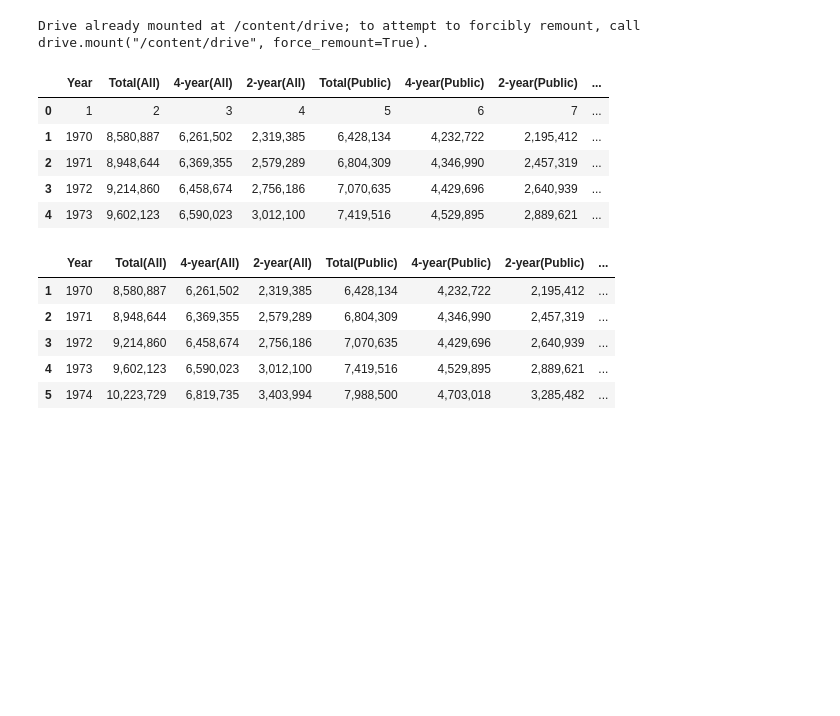
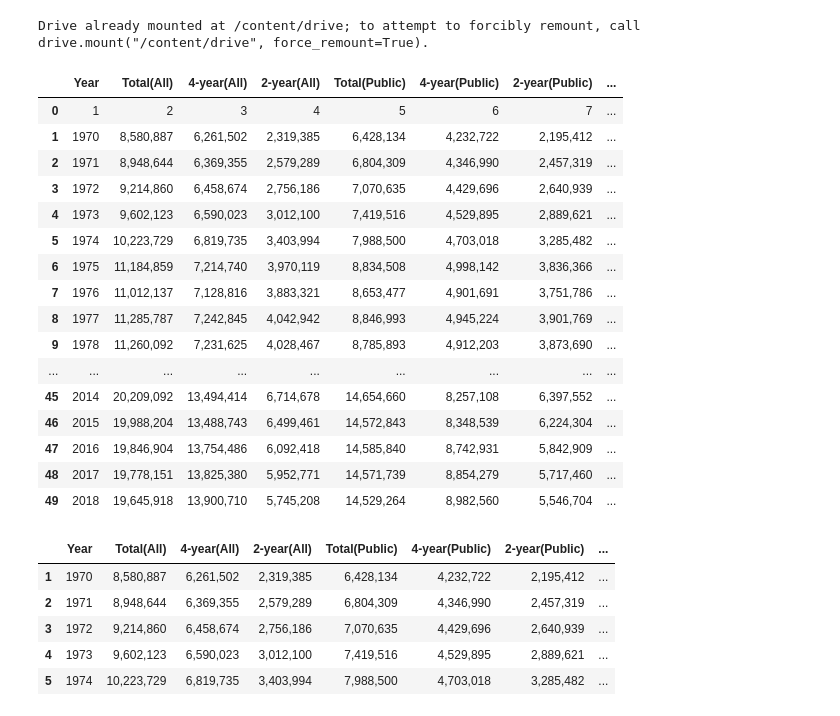
Before and after one commit to Vineet2107/HSO201_CourseProject, a Jupyter notebook: HSO_Arush.ipynb, the cells around one changed output. Saved outputs shown, nothing was run; the diff lists cells and outputs as text; code cells hidden in the pictures; blank space fills up the shorter version.

```diff
--- a/HSO_Arush.ipynb
+++ b/HSO_Arush.ipynb
@@ -9,14 +9,25 @@ drive.mount('/content/drive')
 # %% [output]
 Drive already mounted at /content/drive; to attempt to forcibly remount, call drive.mount("/content/drive", force_remount=True).
 # %%
-df.head()
+df
 # %% [output]
 |  | Year | Total(All) | 4-year(All) | 2-year(All) | Total(Public) | 4-year(Public) | 2-year(Public) | ... |
 | 0 | 1 | 2 | 3 | 4 | 5 | 6 | 7 | ... |
 | 1 | 1970 | 8,580,887 | 6,261,502 | 2,319,385 | 6,428,134 | 4,232,722 | 2,195,412 | ... |
 | 2 | 1971 | 8,948,644 | 6,369,355 | 2,579,289 | 6,804,309 | 4,346,990 | 2,457,319 | ... |
 | 3 | 1972 | 9,214,860 | 6,458,674 | 2,756,186 | 7,070,635 | 4,429,696 | 2,640,939 | ... |
 | 4 | 1973 | 9,602,123 | 6,590,023 | 3,012,100 | 7,419,516 | 4,529,895 | 2,889,621 | ... |
+| 5 | 1974 | 10,223,729 | 6,819,735 | 3,403,994 | 7,988,500 | 4,703,018 | 3,285,482 | ... |
+| 6 | 1975 | 11,184,859 | 7,214,740 | 3,970,119 | 8,834,508 | 4,998,142 | 3,836,366 | ... |
+| 7 | 1976 | 11,012,137 | 7,128,816 | 3,883,321 | 8,653,477 | 4,901,691 | 3,751,786 | ... |
+| 8 | 1977 | 11,285,787 | 7,242,845 | 4,042,942 | 8,846,993 | 4,945,224 | 3,901,769 | ... |
+| 9 | 1978 | 11,260,092 | 7,231,625 | 4,028,467 | 8,785,893 | 4,912,203 | 3,873,690 | ... |
+| ... | ... | ... | ... | ... | ... | ... | ... | ... |
+| 45 | 2014 | 20,209,092 | 13,494,414 | 6,714,678 | 14,654,660 | 8,257,108 | 6,397,552 | ... |
+| 46 | 2015 | 19,988,204 | 13,488,743 | 6,499,461 | 14,572,843 | 8,348,539 | 6,224,304 | ... |
+| 47 | 2016 | 19,846,904 | 13,754,486 | 6,092,418 | 14,585,840 | 8,742,931 | 5,842,909 | ... |
+| 48 | 2017 | 19,778,151 | 13,825,380 | 5,952,771 | 14,571,739 | 8,854,279 | 5,717,460 | ... |
+| 49 | 2018 | 19,645,918 | 13,900,710 | 5,745,208 | 14,529,264 | 8,982,560 | 5,546,704 | ... |
 # %%
 df = df.drop([0], axis = 0)
 # df.drop(["index"], axis = 1, inplace = True)
```
Also changed, not shown: parts of 10 cells of this notebook.
